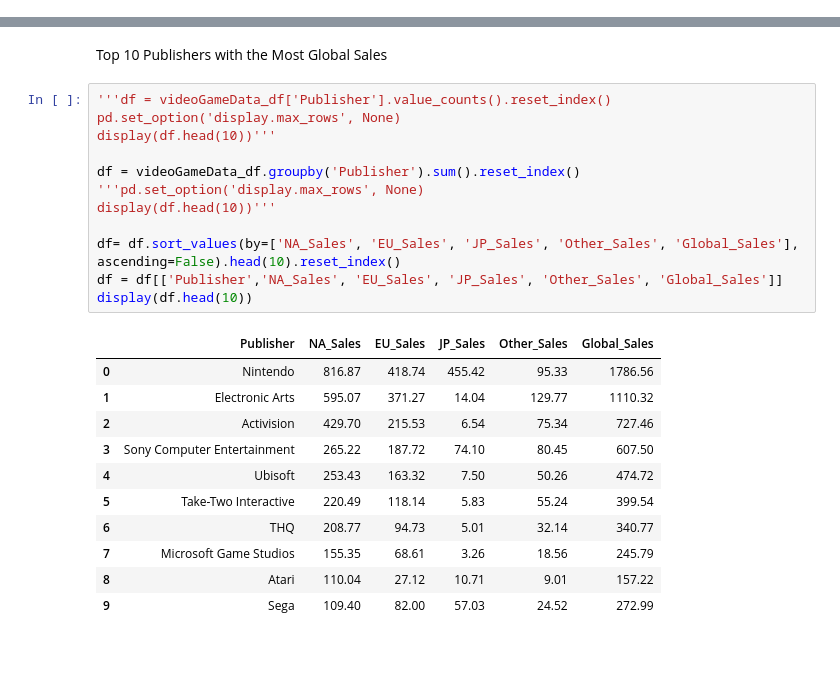
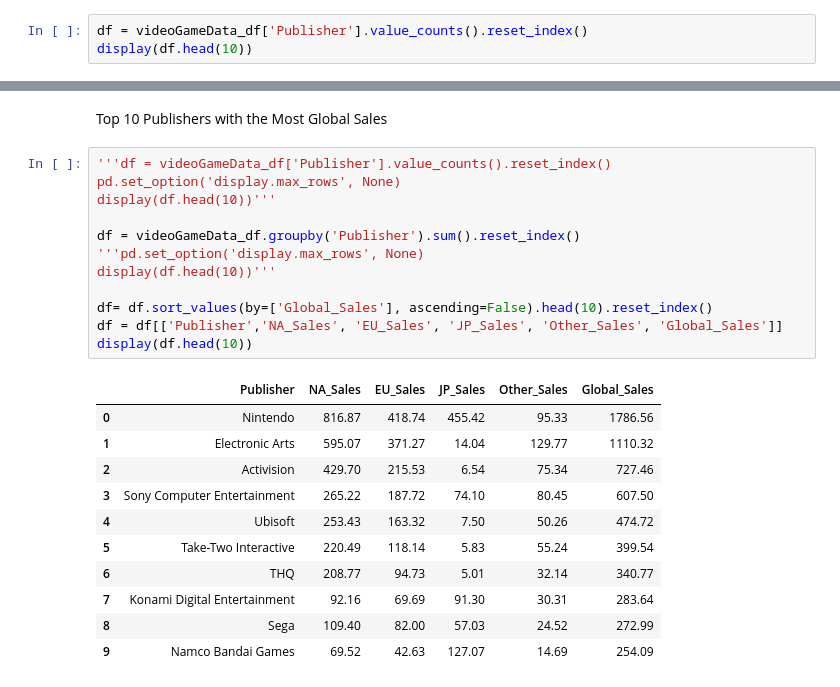
Before and after one commit to bdatye/VideoGameSalesTrends, a Jupyter notebook: VideoGamesSalesTrends.ipynb, the cells around one changed output, grey strips where cells are left out. Cells and saved outputs as stored; diff of their text form; blank space fills up the shorter version.

Commit message:
added data for pubilsher with most global sales

```diff
--- a/VideoGamesSalesTrends.ipynb
+++ b/VideoGamesSalesTrends.ipynb
@@ -291,0 +296,3 @@ ax.set_yticklabels(df['Platform'])'''
+# %%
+df = videoGameData_df['Publisher'].value_counts().reset_index()
+display(df.head(10))
@@ -294,24 +313,24 @@ Top 10 Publishers with the Most Global Sales
 # %%
 '''df = videoGameData_df['Publisher'].value_counts().reset_index()
 pd.set_option('display.max_rows', None)
 display(df.head(10))'''
 
 df = videoGameData_df.groupby('Publisher').sum().reset_index()
 '''pd.set_option('display.max_rows', None)
 display(df.head(10))'''
 
-df= df.sort_values(by=['NA_Sales', 'EU_Sales', 'JP_Sales', 'Other_Sales', 'Global_Sales'], ascending=False).head(10).reset_index()
+df= df.sort_values(by=['Global_Sales'], ascending=False).head(10).reset_index()
 df = df[['Publisher','NA_Sales', 'EU_Sales', 'JP_Sales', 'Other_Sales', 'Global_Sales']]
 display(df.head(10))
 # %% [output]
 |  | Publisher | NA_Sales | EU_Sales | JP_Sales | Other_Sales | Global_Sales |
 | 0 | Nintendo | 816.87 | 418.74 | 455.42 | 95.33 | 1786.56 |
 | 1 | Electronic Arts | 595.07 | 371.27 | 14.04 | 129.77 | 1110.32 |
 | 2 | Activision | 429.70 | 215.53 | 6.54 | 75.34 | 727.46 |
 | 3 | Sony Computer Entertainment | 265.22 | 187.72 | 74.10 | 80.45 | 607.50 |
 | 4 | Ubisoft | 253.43 | 163.32 | 7.50 | 50.26 | 474.72 |
 | 5 | Take-Two Interactive | 220.49 | 118.14 | 5.83 | 55.24 | 399.54 |
 | 6 | THQ | 208.77 | 94.73 | 5.01 | 32.14 | 340.77 |
-| 7 | Microsoft Game Studios | 155.35 | 68.61 | 3.26 | 18.56 | 245.79 |
-| 8 | Atari | 110.04 | 27.12 | 10.71 | 9.01 | 157.22 |
-| 9 | Sega | 109.40 | 82.00 | 57.03 | 24.52 | 272.99 |
+| 7 | Konami Digital Entertainment | 92.16 | 69.69 | 91.30 | 30.31 | 283.64 |
+| 8 | Sega | 109.40 | 82.00 | 57.03 | 24.52 | 272.99 |
+| 9 | Namco Bandai Games | 69.52 | 42.63 | 127.07 | 14.69 | 254.09 |
```
Also changed, not shown: parts of 3 cells of this notebook.
